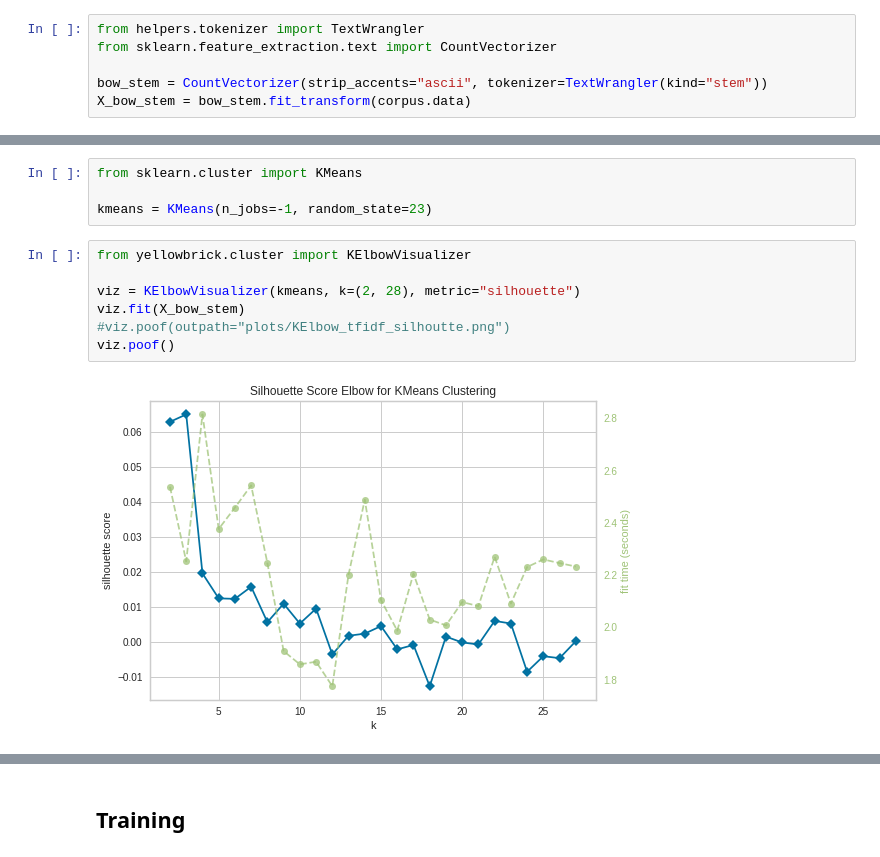
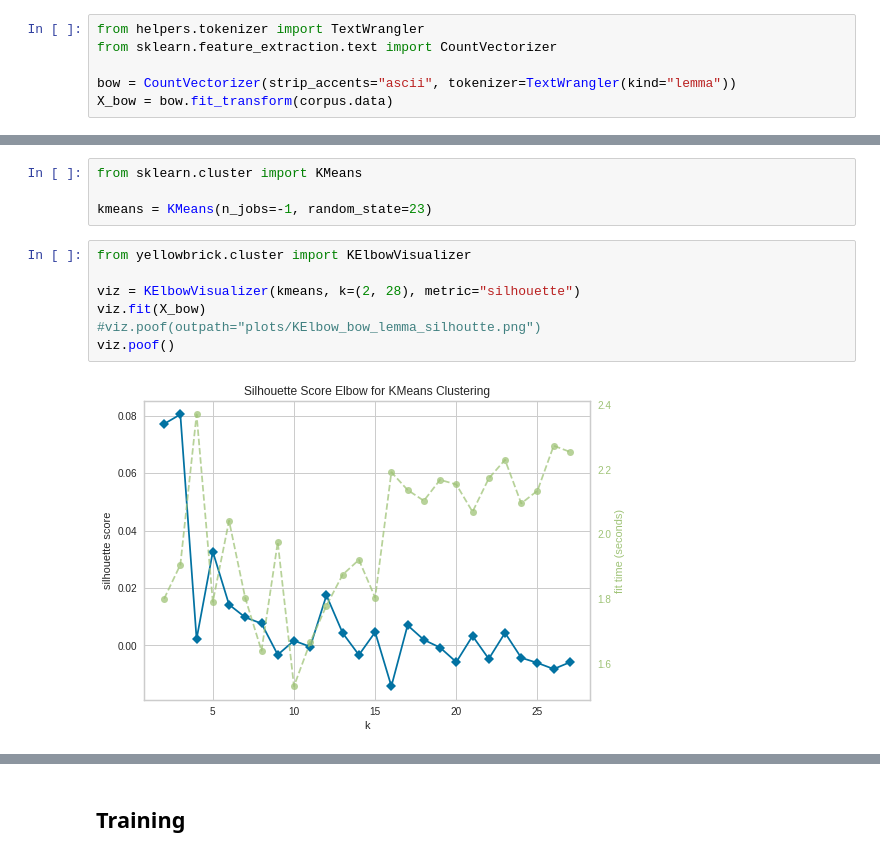
Before and after one commit to datadonK23/pyData-Projects, a Jupyter notebook: HolmesClustering/holmes_clustering/notebook/2_Modeling.ipynb, the cells around one changed output, grey strips where cells are left out. Drawn from its saved outputs; the diff is of its cells as text.

Commit message:
Change to lemmatization

```diff
--- a/HolmesClustering/holmes_clustering/notebook/2_Modeling.ipynb
+++ b/HolmesClustering/holmes_clustering/notebook/2_Modeling.ipynb
@@ -25,8 +25,8 @@ Doc count: 56
 from helpers.tokenizer import TextWrangler
 from sklearn.feature_extraction.text import CountVectorizer
 
-bow_stem = CountVectorizer(strip_accents="ascii", tokenizer=TextWrangler(kind="stem"))
-X_bow_stem = bow_stem.fit_transform(corpus.data)
+bow = CountVectorizer(strip_accents="ascii", tokenizer=TextWrangler(kind="lemma"))
+X_bow = bow.fit_transform(corpus.data)
 # %% [output]
 [nltk_data] Downloading package punkt to ../nltk/...
 [nltk_data]   Package punkt is already up-to-date!
@@ -43,12 +45,12 @@ kmeans = KMeans(n_jobs=-1, random_state=23)
 # %%
 from yellowbrick.cluster import KElbowVisualizer
 
 viz = KElbowVisualizer(kmeans, k=(2, 28), metric="silhouette")
-viz.fit(X_bow_stem)
-#viz.poof(outpath="plots/KElbow_tfidf_silhoutte.png")
+viz.fit(X_bow)
+#viz.poof(outpath="plots/KElbow_bow_lemma_silhoutte.png")
 viz.poof()
 # %% [output]
-[figure, old version]
+[figure, new version]
 # %%
 from yellowbrick.cluster import SilhouetteVisualizer
 
```
Also changed, not shown: parts of 20 cells of this notebook, 45 other files.
